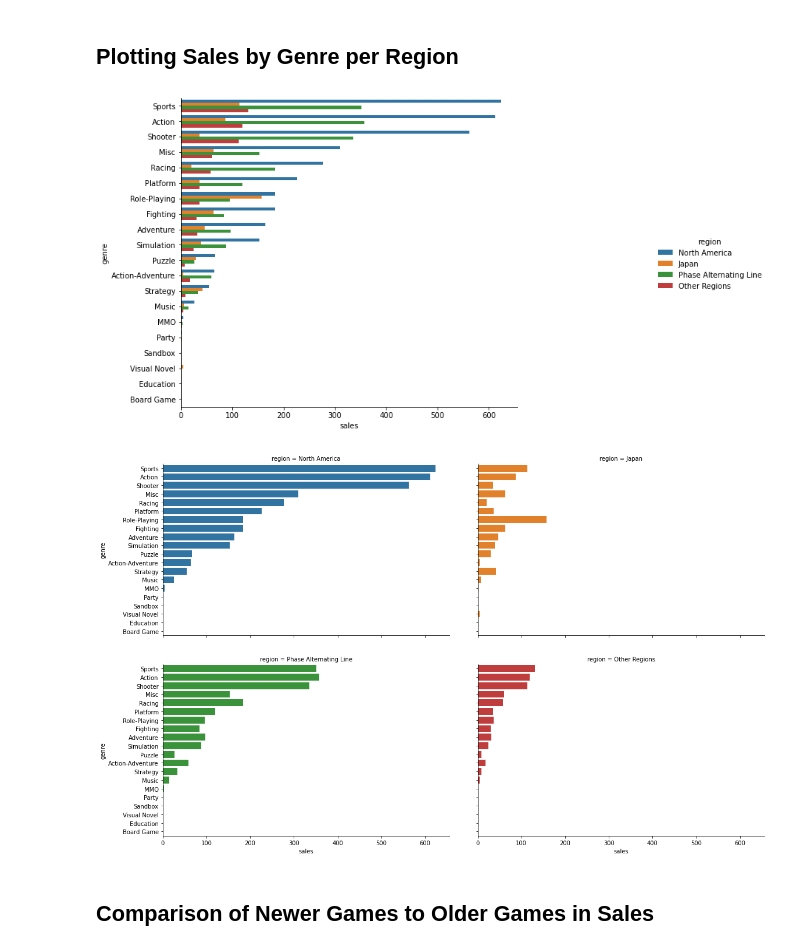
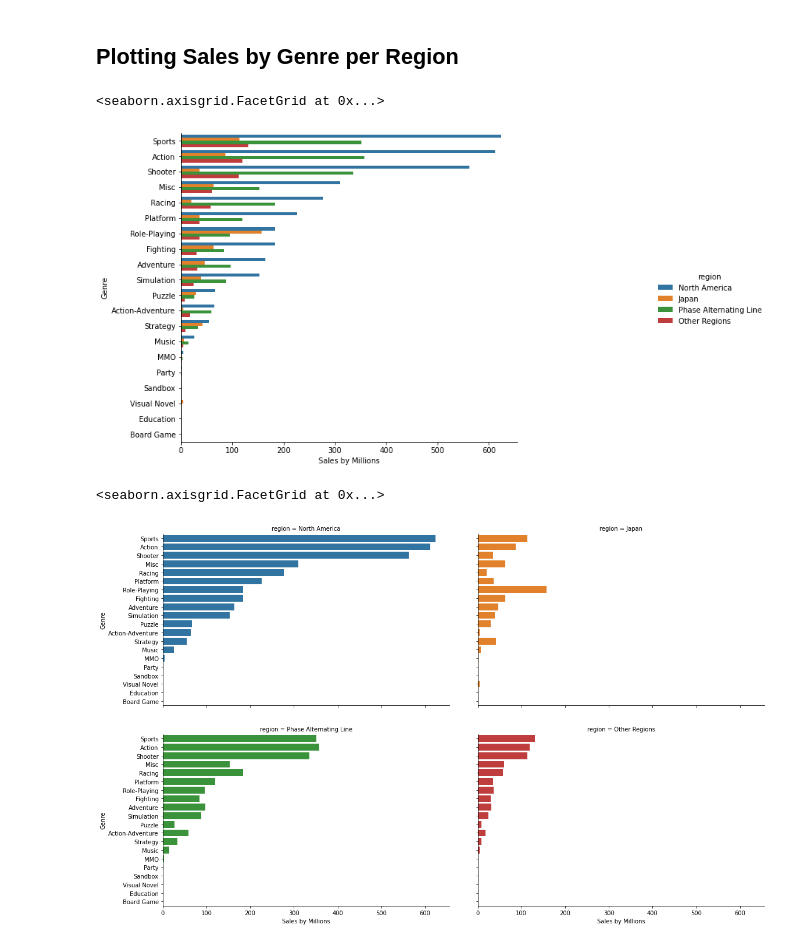
Before and after one commit to Secade/DATASCI-Video-Game-Sales, a Jupyter notebook: Video Game Sales EDA.ipynb, the cells around one changed output. Drawn from its saved outputs; the diff is of its cells as text; code cells hidden in the pictures.

Commit message:
Visualization + Analysis
+ renamed tables
+ added to README on region-genre

```diff
--- a/Video Game Sales EDA.ipynb
+++ b/Video Game Sales EDA.ipynb
@@ -1340,13 +1340,15 @@ Now that we've cleaned the regional data, we can then plot them.
 # %%
 genre_region_plot = sns.catplot(data = genre_region_df, x = "sales", kind="bar", y = "genre", orient = 'h', hue = 'region')
 genre_region_plot.fig.set_size_inches(15.5, 6.5)
+genre_region_plot.set_axis_labels("Sales by Millions", "Genre")
 # %% [output]
+<seaborn.axisgrid.FacetGrid at 0x...>
-[figure, old version]
+[figure, new version]
 # %%
 genre_region_facet = sns.FacetGrid(genre_region_df, col="region", col_wrap=2, hue="region", height=3)
 genre_region_facet.map(sns.barplot, "sales", "genre", order=genre_region_df['genre'].unique())
 genre_region_facet.fig.set_size_inches(20.5, 10.5)
+genre_region_facet.set_axis_labels("Sales by Millions", "Genre")
 # %% [output]
+<seaborn.axisgrid.FacetGrid at 0x...>
-[figure, old version]
+[figure, new version]
-# %% [markdown]
-## Comparison of Newer Games to Older Games in Sales
```
Also changed, not shown: parts of 47 cells of this notebook, 3 other files.
